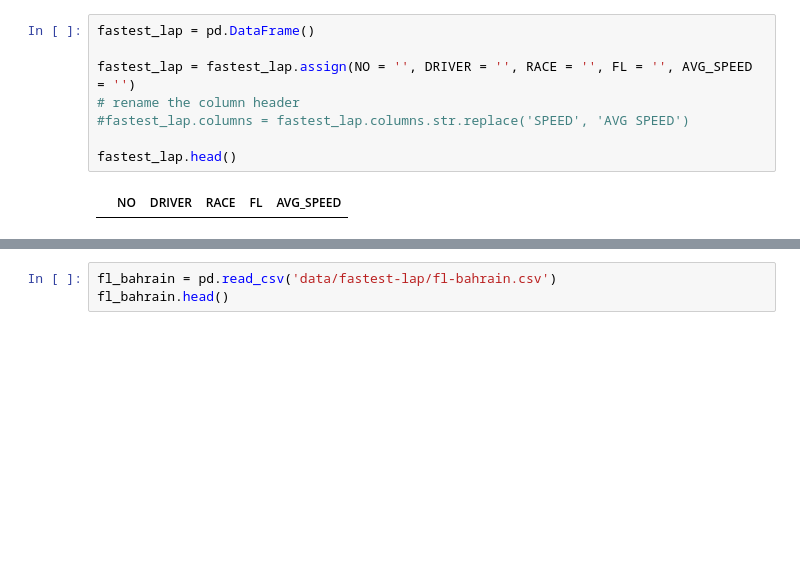
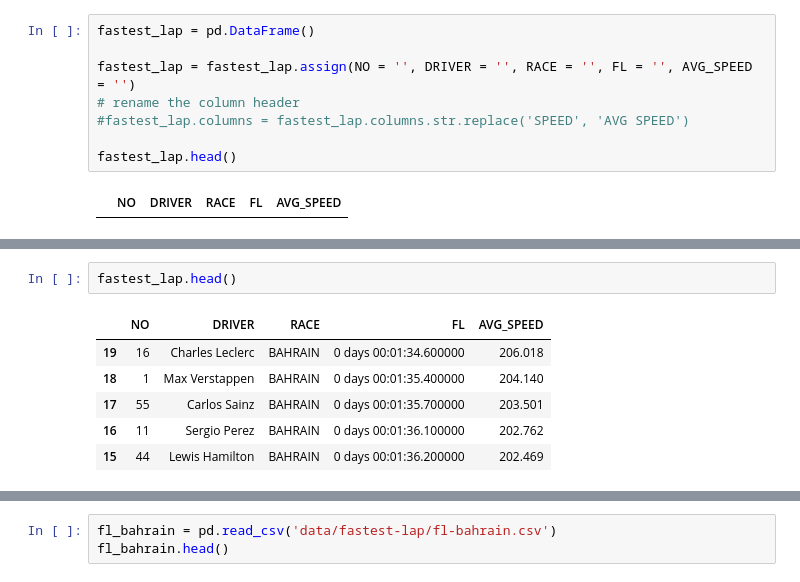
Before and after one commit to JB-26/f1-2022-analysis, a Jupyter notebook: fastest-laps.ipynb, the cells around one changed output, grey strips where cells are left out. Saved outputs shown, nothing was run; the diff lists cells and outputs as text; blank space fills up the shorter version.

```diff
--- a/fastest-laps.ipynb
+++ b/fastest-laps.ipynb
@@ -51 +50,10 @@ dtypes: float64(1), int64(1), object(3)
 memory usage: 960.0+ bytes
+# %%
+fastest_lap.head()
+# %% [output]
+|  | NO | DRIVER | RACE | FL | AVG_SPEED |
+| 19 | 16 | Charles Leclerc | BAHRAIN | 0 days 00:01:34.600000 | 206.018 |
+| 18 | 1 | Max Verstappen | BAHRAIN | 0 days 00:01:35.400000 | 204.140 |
+| 17 | 55 | Carlos Sainz | BAHRAIN | 0 days 00:01:35.700000 | 203.501 |
+| 16 | 11 | Sergio Perez | BAHRAIN | 0 days 00:01:36.100000 | 202.762 |
+| 15 | 44 | Lewis Hamilton | BAHRAIN | 0 days 00:01:36.200000 | 202.469 |
```
Also changed, not shown: parts of 20 cells of this notebook.
